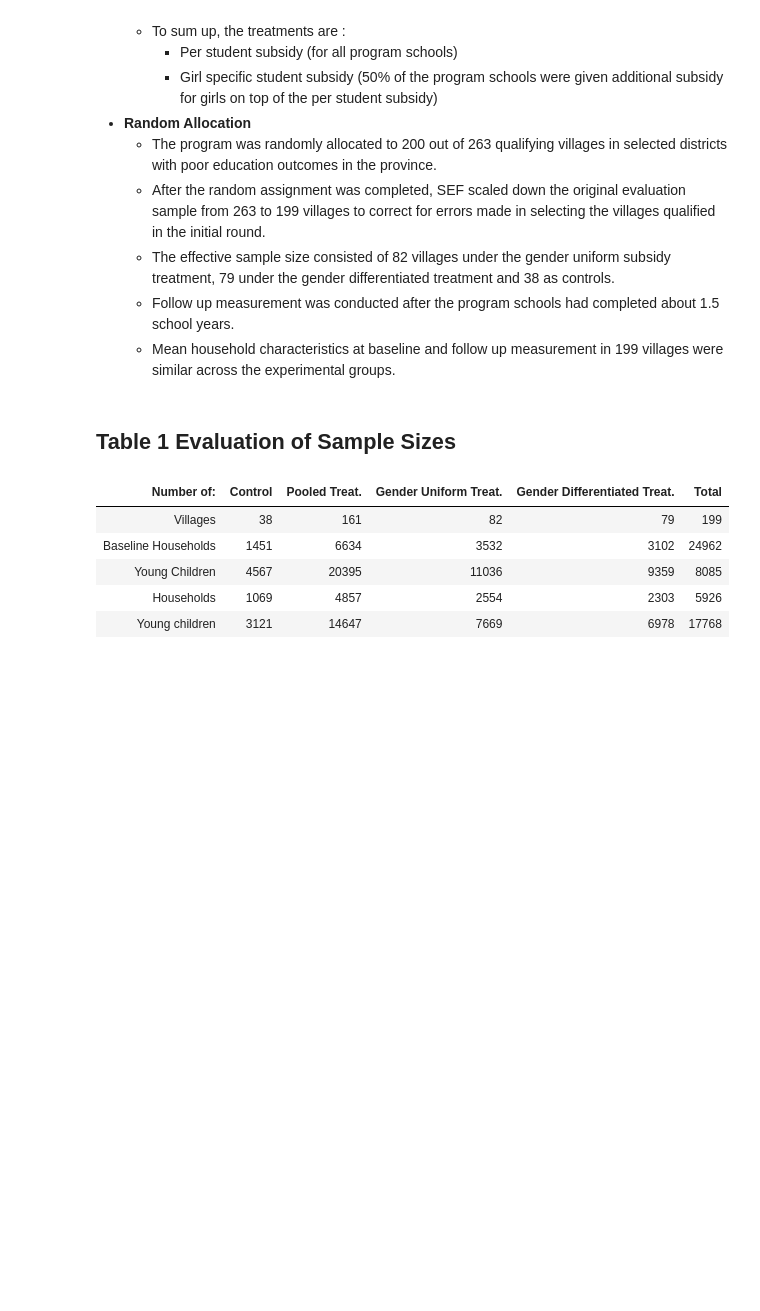
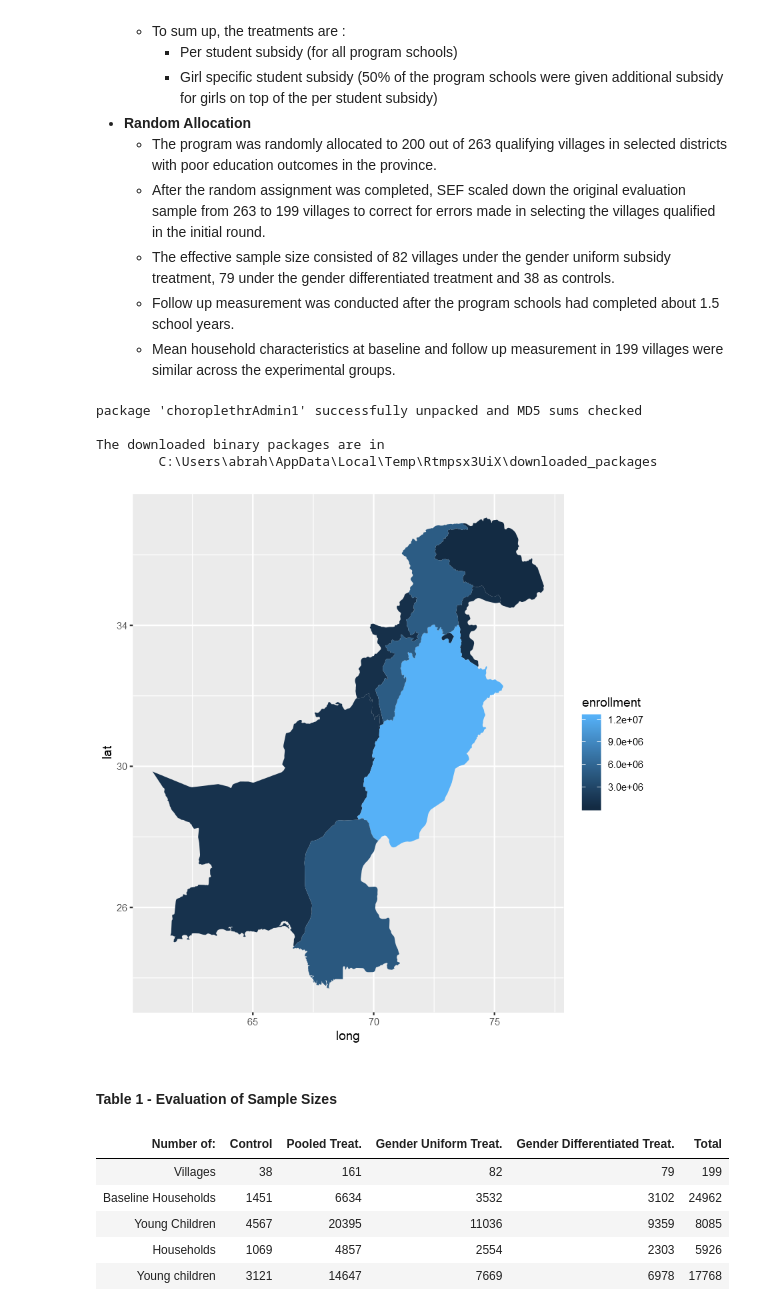
Before and after one commit to Abraham-newbie/Replication, a Jupyter notebook: project.ipynb, the cells around one changed output. Cells and saved outputs as stored; diff of their text form; code cells hidden in the pictures; blank space fills up the shorter version.

```diff
--- a/project.ipynb
+++ b/project.ipynb
@@ -79,8 +75,36 @@ source("auxiliary/plotting_functions.r")
     - The effective sample size consisted of 82 villages under the gender uniform subsidy treatment, 79 under the gender differentiated treatment and 38 as controls.
     - Follow up measurement was conducted after the program schools had completed about 1.5 school years.
     - Mean household characteristics at baseline and follow up measurement in 199 villages were similar across the experimental groups.
+# %%
+
+data(admin1.map)
+pakistan = subset(admin1.map, admin == "pakistan")
+
+
+
+ pakistan= pakistan %>% mutate(enrollment = case_when(region == "azad kashmir" ~ 547062,
+                                             region == "islamabad capital territory" ~215756,
+                                             region == "punjab" ~ 12356585,
+                                            region == "balochistan" ~922276 ,
+                                            region == "khyber pakhtunkhwa province" ~ 4929405 ,
+                                            region == "sindh" ~4572941 ,
+                                            region == "federally administered tribal areas" ~ 687275,
+                                            region == "northern areas" ~ 166721,
+                                            TRUE ~ 0
+
+                                            ))
+
+
+
+ggplot(pakistan, aes(x = long, y = lat, group = group)) + geom_polygon(aes(fill = enrollment ))
+# %% [output]
+package 'choroplethrAdmin1' successfully unpacked and MD5 sums checked
+
+The downloaded binary packages are in
+        C:\Users\abrah\AppData\Local\Temp\Rtmpsx3UiX\downloaded_packages
+[figure, added]
 # %% [markdown]
-## Table 1 Evaluation of Sample Sizes
+#### Table 1 - Evaluation of Sample Sizes
 # %%
 Table_1(child_data)
 #results match stata code but not data in paper
```
Also changed, not shown: parts of 13 cells of this notebook, 2 other files.
